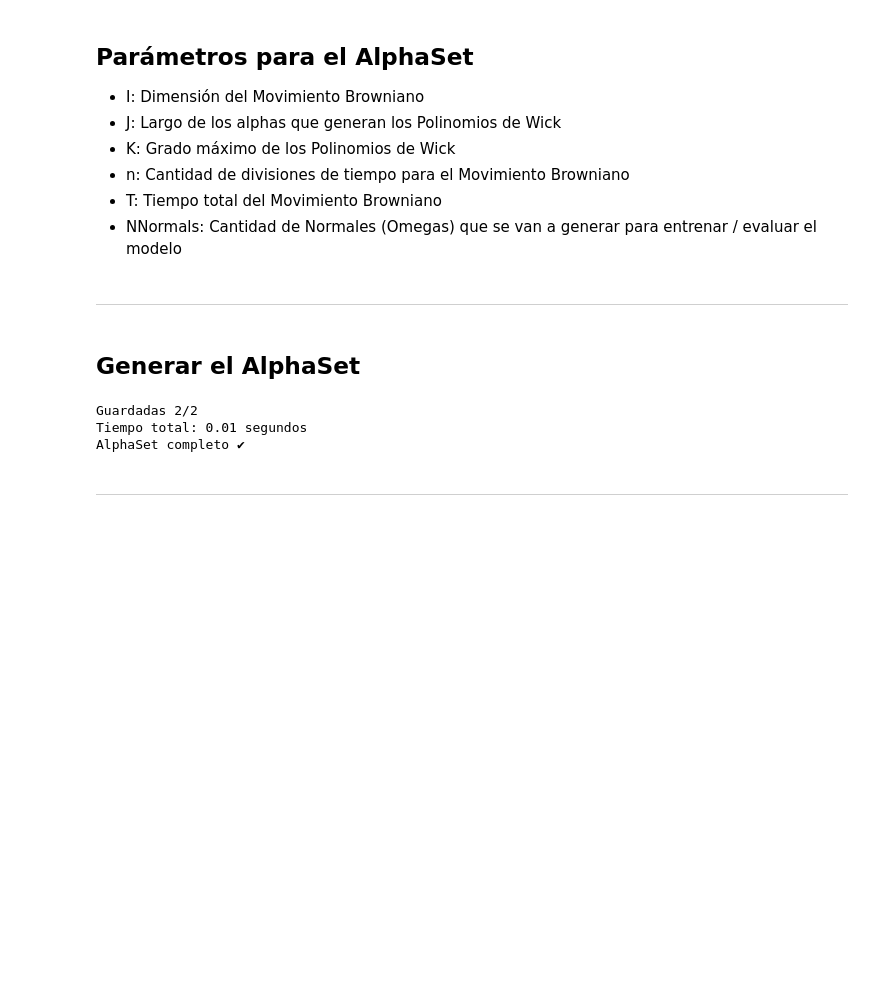
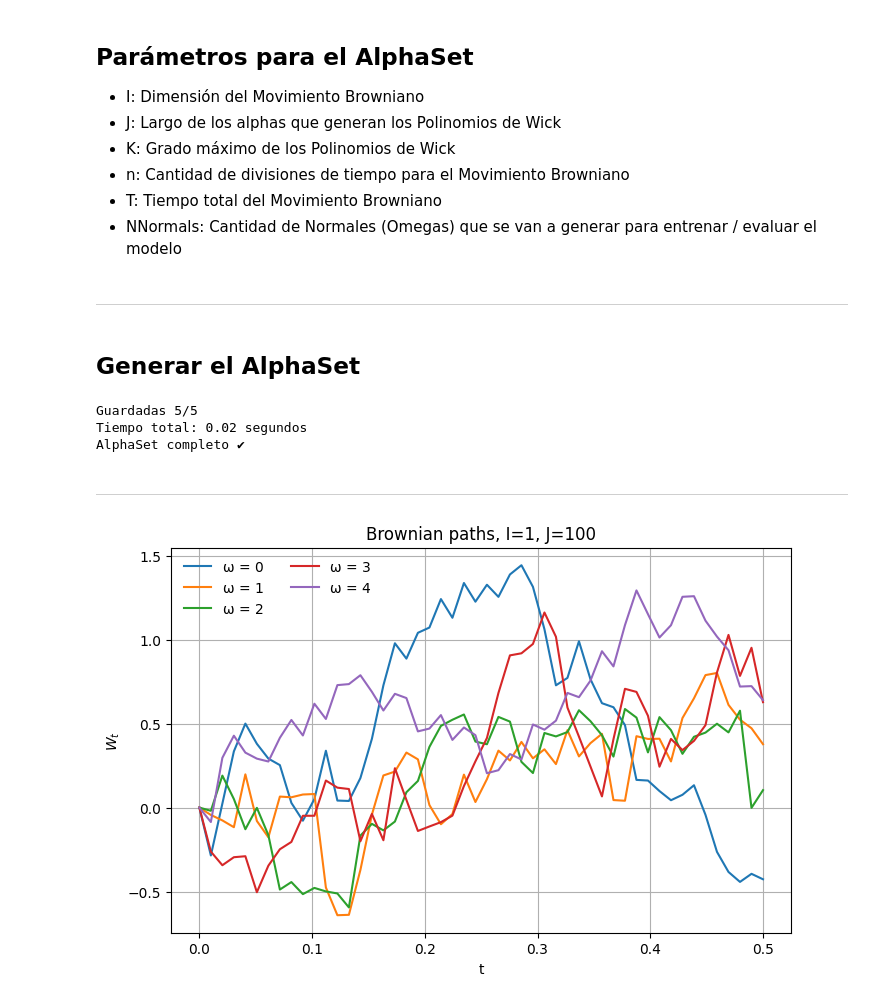
Before and after one commit to davidnfu0/NN_SPDEs, a Jupyter notebook: Código/calculate_alpha_set.ipynb, the cells around one changed output. Saved outputs shown, nothing was run; the diff lists cells and outputs as text; code cells hidden in the pictures; blank space fills up the shorter version.

Commit message:
update MB paths

```diff
--- a/Código/calculate_alpha_set.ipynb
+++ b/Código/calculate_alpha_set.ipynb
@@ -20,7 +22,7 @@ ___
 - T: Tiempo total del Movimiento Browniano
 - NNormals: Cantidad de Normales (Omegas) que se van a generar para entrenar / evaluar el modelo
 # %%
-I, J, K, n, T, NNormals = 1, 25, 2, 25, 0.25, 2
+I, J, K, n, T, NNormals = 1, 100, 1, 50, 0.5, 5
 batch_size = 10  # Para calcular en tandas
 SEED = 69
 pkl_file = f"files/alpha_set_I{I}_J{J}_K{K}_n{n}_T{T}_Normals{NNormals}.pkl"
@@ -54,8 +56,44 @@ end = time.time() - start
 print(f"Tiempo total: {end:.2f} segundos")
 print("AlphaSet completo ✔")
 # %% [output]
-Guardadas 2/2
-Tiempo total: 0.01 segundos
+Guardadas 5/5
+Tiempo total: 0.02 segundos
 AlphaSet completo ✔
 # %% [markdown]
 ___
+# %%
+import matplotlib.pyplot as plt
+
+def plot_brownian_paths(alpha_set, ax=None):
+
+    if not alpha_set.brownian_paths:
+        raise ValueError("No existe tal alpha_set.")
+
+    t = alpha_set.t
+
+    if ax is None:
+        fig, ax = plt.subplots(figsize=(8, 5))
+    else:
+        fig = ax.figure
+
+    for idx, path in enumerate(alpha_set.brownian_paths):
+        ax.plot(t, path[0], label=f"ω = {idx}")
+
+    ax.set_xlabel("t")
+    ax.set_ylabel(r"$W_{t}$")
+    ax.set_title(f"Brownian paths, I={alpha_set.I}, J={alpha_set.J}")
+    ax.grid(True)
+    ax.legend(frameon=False, ncol=2)
+
+
+    plt.show()
+# %%
+import pickle
+
+fname = "files/alpha_set_I1_J100_K1_n50_T0.5_Normals5.pkl"
+
+with open(fname, "rb") as f:
+    aset = pickle.load(f)
+plot_brownian_paths(aset)
+# %% [output]
+[figure, added]
```
Also changed, not shown: parts of 1 cell of this notebook, 5 other files.
